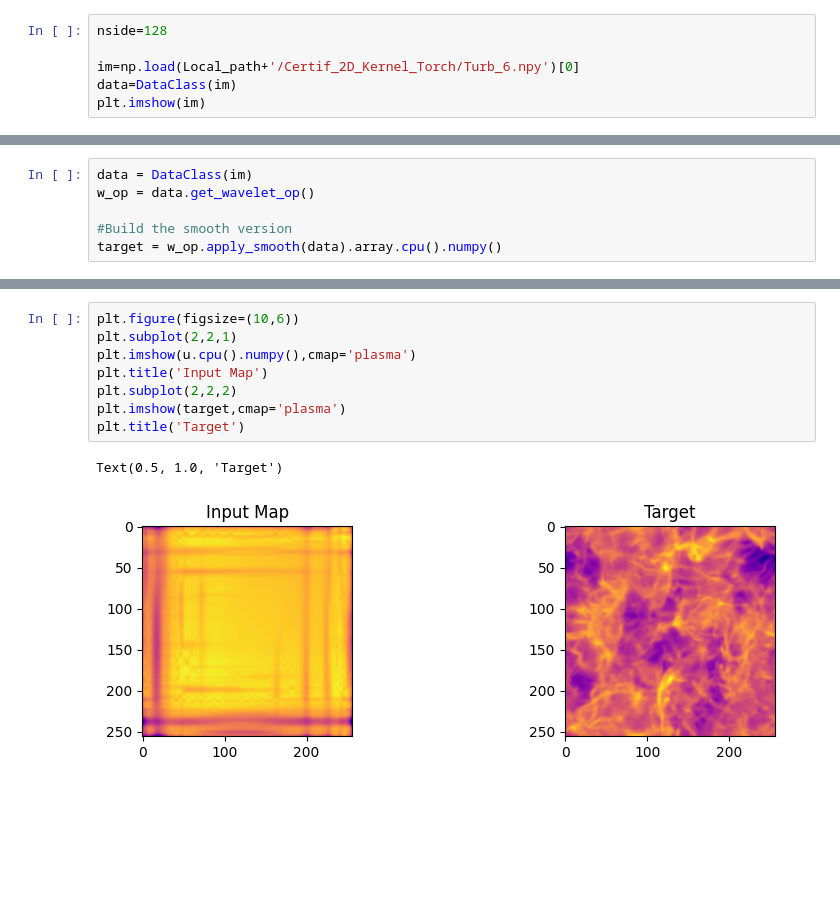
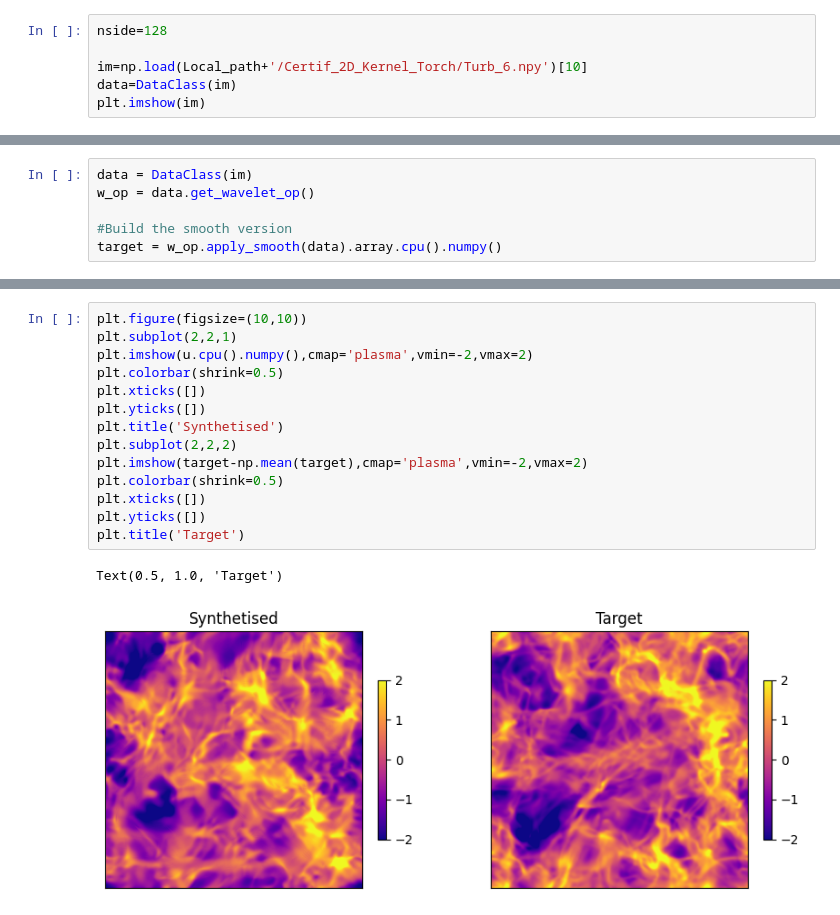
Before and after one commit to Eralys/STL_dev, a Jupyter notebook: STL_main/Certif_2D_Kernel_Torch/Certification_Notebook_2D_kernel.ipynb, the cells around one changed output, grey strips where cells are left out. Cells and saved outputs as stored; diff of their text form; blank space fills up the shorter version.

```diff
--- a/STL_main/Certif_2D_Kernel_Torch/Certification_Notebook_2D_kernel.ipynb
+++ b/STL_main/Certif_2D_Kernel_Torch/Certification_Notebook_2D_kernel.ipynb
@@ -13,7 +13,7 @@ from Synthesis import optimize_scattering_LBFGS
 # %%
 nside=128
 
-im=np.load(Local_path+'/Certif_2D_Kernel_Torch/Turb_6.npy')[0]
+im=np.load(Local_path+'/Certif_2D_Kernel_Torch/Turb_6.npy')[10]
 data=DataClass(im)
 plt.imshow(im)
 # %% [output]
@@ -127,11 +133,17 @@ u,histo = optimize_scattering_LBFGS(
 # %%
-plt.figure(figsize=(10,6))
+plt.figure(figsize=(10,10))
 plt.subplot(2,2,1)
-plt.imshow(u.cpu().numpy(),cmap='plasma')
-plt.title('Input Map')
+plt.imshow(u.cpu().numpy(),cmap='plasma',vmin=-2,vmax=2)
+plt.colorbar(shrink=0.5)
+plt.xticks([])
+plt.yticks([])
+plt.title('Synthetised')
 plt.subplot(2,2,2)
-plt.imshow(target,cmap='plasma')
+plt.imshow(target-np.mean(target),cmap='plasma',vmin=-2,vmax=2)
+plt.colorbar(shrink=0.5)
+plt.xticks([])
+plt.yticks([])
 plt.title('Target')
 # %% [output]
 Text(0.5, 1.0, 'Target')
-[figure, old version]
+[figure, new version]
```
Also changed, not shown: parts of 6 cells of this notebook, 1 other file.
